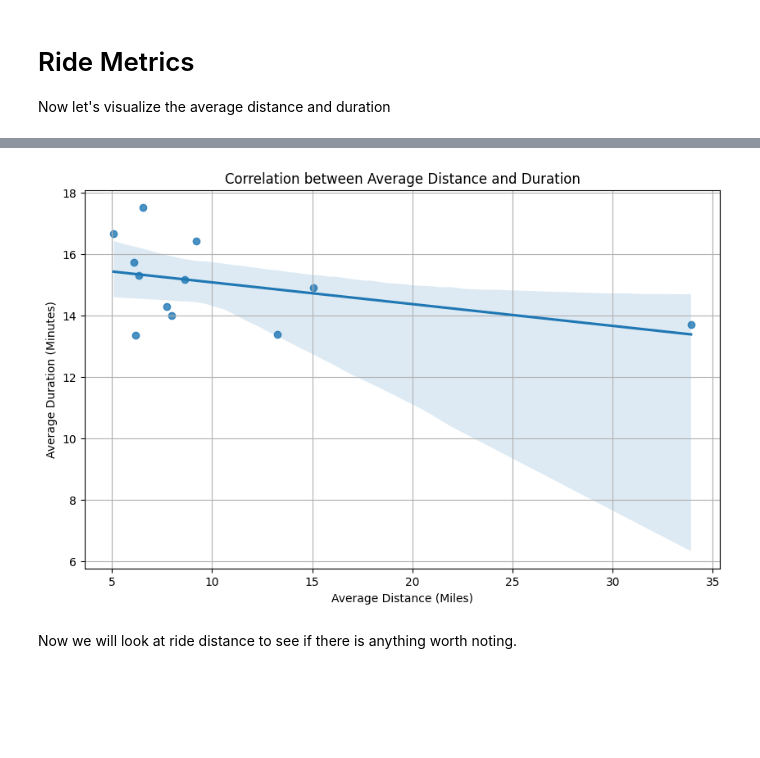
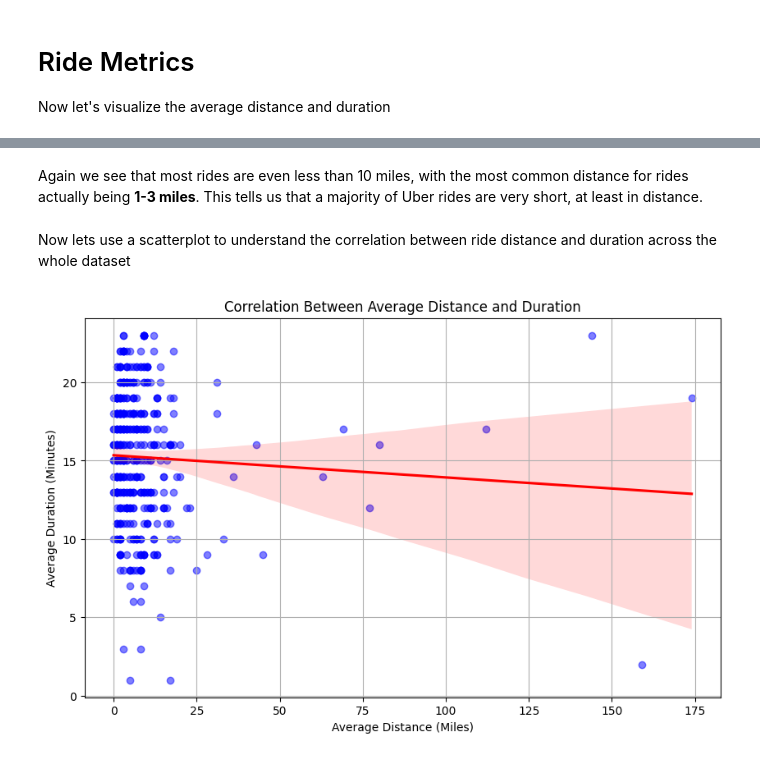
Before and after one commit to joshthesteez/Uber-Data-Analysis, a Jupyter notebook: UberAnalysis.ipynb, the cells around one changed output, grey strips where cells are left out. Drawn from its saved outputs; the diff is of its cells as text; code cells hidden in the pictures; blank space fills up the shorter version.

```diff
--- a/UberAnalysis.ipynb
+++ b/UberAnalysis.ipynb
@@ -41,7 +41,8 @@ import os
 from datetime import datetime
 from sklearn.preprocessing import OneHotEncoder
 
-file_path = "/content/drive/MyDrive/Colab_Notebooks/ML_Portfolio/Uber Data Visualization/UberDataset.csv"
+# replace with your file path if you want to run this on your machine
+file_path = "YOUR_PATH_HERE"
 
 if not os.path.exists(file_path):
     print(f"ERROR: '{file_path}' does not exist")
@@ -342,12 +414,20 @@ Now lets use a scatterplot to understand the correlation between average ride di
+# %% [markdown]
+Again we see that most rides are even less than 10 miles, with the most common distance for rides actually being **1-3 miles**. This tells us that a majority of Uber rides are very short, at least in distance.
+# %% [markdown]
+Now lets use a scatterplot to understand the correlation between ride distance and duration across the whole dataset
 # %%
 plt.figure(figsize=(10, 6))
-sns.regplot(x='AVG_DISTANCE', y='AVG_DURATION_MINUTES', data=avg_distance_duration_per_month)
-plt.title('Correlation between Average Distance and Duration')
+sns.regplot(x='MILES',
+            y='time',
+            data=dataset,
+            scatter_kws={'alpha': 0.5},
+            line_kws={'color': 'red'},
+            color='blue',
+            marker='o')
+plt.title('Correlation Between Average Distance and Duration')
 plt.xlabel('Average Distance (Miles)')
 plt.ylabel('Average Duration (Minutes)')
 plt.grid(True)
 plt.show()
 # %% [output]
-[figure, old version]
+[figure, new version]
-# %% [markdown]
-Now we will look at ride distance to see if there is anything worth noting.
```
Also changed, not shown: parts of 40 cells of this notebook.
